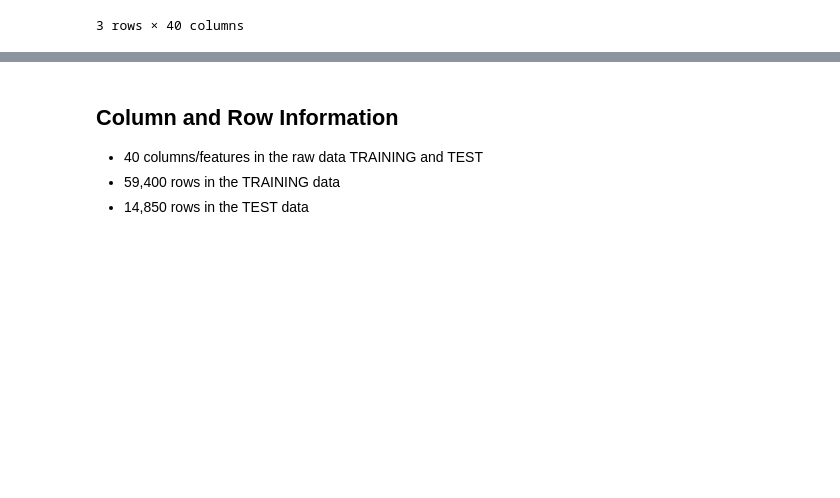
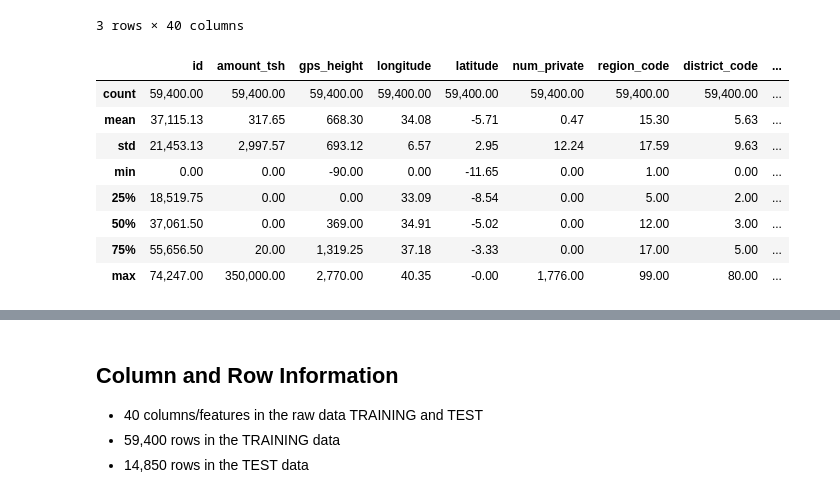
Before and after one commit to kulomady/dsc-phase-3-project, a Jupyter notebook: notebooks/data_cleaning.ipynb, the cells around one changed output, grey strips where cells are left out. Cells and saved outputs as stored; diff of their text form; code cells hidden in the pictures; blank space fills up the shorter version.

```diff
--- a/notebooks/data_cleaning.ipynb
+++ b/notebooks/data_cleaning.ipynb
@@ -21,6 +21,18 @@ train_values_raw.head(3)
 | 1 | 8776 | 0.00 | 2013-03-06 | Grumeti | 1399 | GRUMETI | 34.70 | -2.15 | Zahanati | ... |
 | 2 | 34310 | 25.00 | 2013-02-25 | Lottery Club | 686 | World vision | 37.46 | -3.82 | Kwa Mahundi | ... |
 3 rows × 40 columns
+# %%
+train_values_raw.describe()
+# %% [output]
+|  | id | amount_tsh | gps_height | longitude | latitude | num_private | region_code | district_code | ... |
+| count | 59,400.00 | 59,400.00 | 59,400.00 | 59,400.00 | 59,400.00 | 59,400.00 | 59,400.00 | 59,400.00 | ... |
+| mean | 37,115.13 | 317.65 | 668.30 | 34.08 | -5.71 | 0.47 | 15.30 | 5.63 | ... |
+| std | 21,453.13 | 2,997.57 | 693.12 | 6.57 | 2.95 | 12.24 | 17.59 | 9.63 | ... |
+| min | 0.00 | 0.00 | -90.00 | 0.00 | -11.65 | 0.00 | 1.00 | 0.00 | ... |
+| 25% | 18,519.75 | 0.00 | 0.00 | 33.09 | -8.54 | 0.00 | 5.00 | 2.00 | ... |
+| 50% | 37,061.50 | 0.00 | 369.00 | 34.91 | -5.02 | 0.00 | 12.00 | 3.00 | ... |
+| 75% | 55,656.50 | 20.00 | 1,319.25 | 37.18 | -3.33 | 0.00 | 17.00 | 5.00 | ... |
+| max | 74,247.00 | 350,000.00 | 2,770.00 | 40.35 | -0.00 | 1,776.00 | 99.00 | 80.00 | ... |
 # %%
 # TEST DATA
 test_values_raw = pd.read_csv('../data/original/TestSetValues/702ddfc5-68cd-4d1d-a0de-f5f566f76d91.csv')
```
Also changed, not shown: parts of 4 cells of this notebook, 4 other files.
